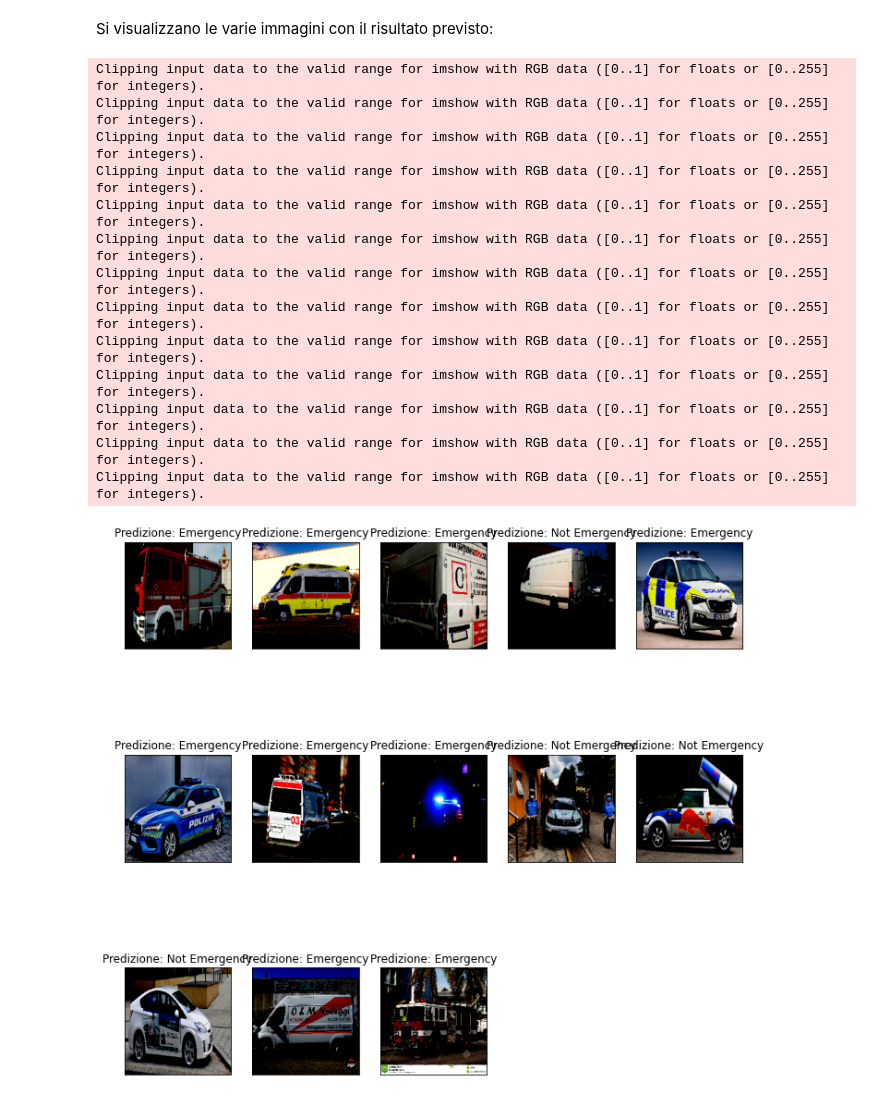
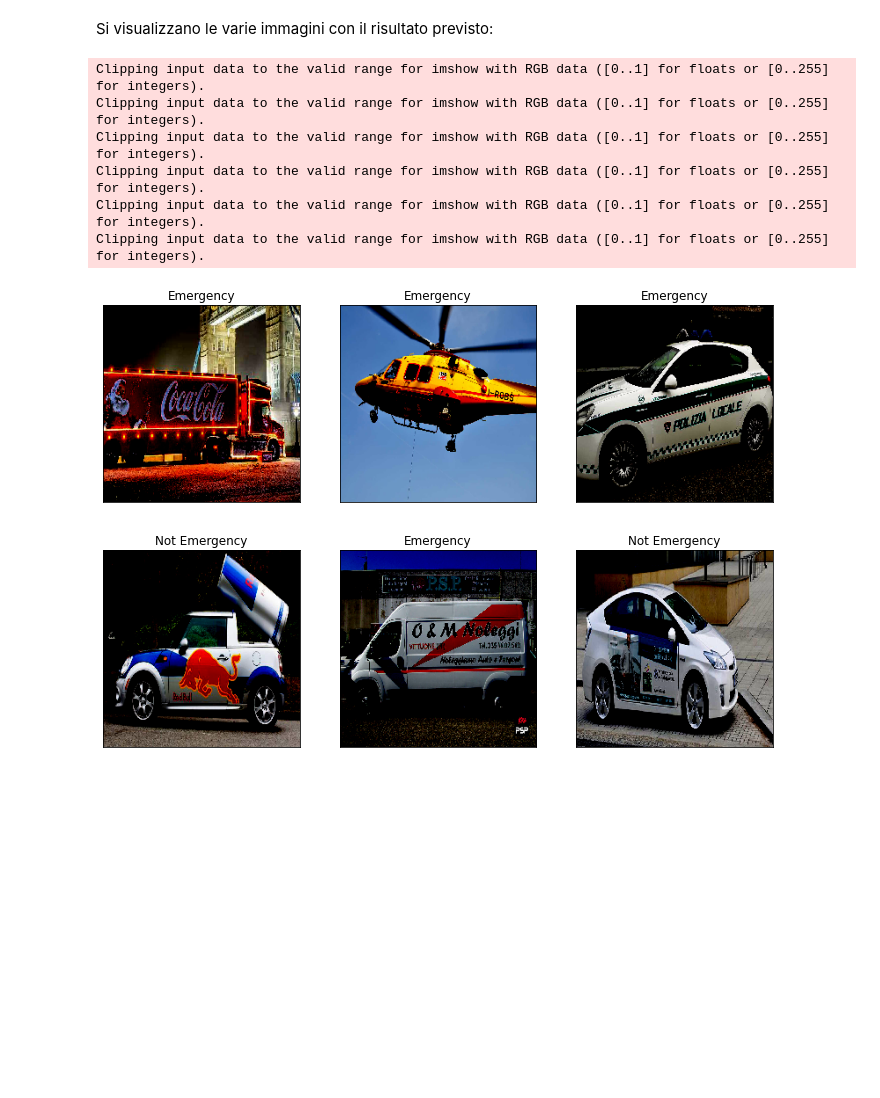
Before and after one commit to Chri1629/dsim_project, a Jupyter notebook: image/image.ipynb, the cells around one changed output. Cells and saved outputs as stored; diff of their text form; code cells hidden in the pictures; blank space fills up the shorter version.

Commit message:
Esempi image classification ready

```diff
--- a/image/image.ipynb
+++ b/image/image.ipynb
@@ -442,7 +442,7 @@ single_processing = keras.preprocessing.image.ImageDataGenerator(preprocessing_f
 single_generator = single_processing.flow_from_directory("gdrive/MyDrive/single",
                                     target_size = (224, 224),
                                     color_mode = "rgb",
-                                    batch_size = 13,
+                                    batch_size = 6,
                                     class_mode = "categorical",
                                     shuffle = False,
                                     seed = 1)
@@ -465,10 +465,5 @@ array([1, 1, 1, 0, 1, 1, 1, 1, 0, 0, 0, 1, 1])
 # %%
-labels = (train_generator.class_indices).copy()
-labels['Not Emergency'] = labels['class_0']
-labels['Emergency'] = labels['class_1']
-
-del labels['class_0']
-del labels['class_1']
-
+labels = {"Not Emergency" : 0, "Emergency": 1}
 labels = dict((v,k) for k,v in labels.items())
 predictions = [labels[k] for k in result]
+predictions
@@ -493,24 +479,20 @@ Si visualizzano le varie immagini con il risultato previsto:
 # %%
 fig = plt.figure(figsize = (12,12))
 
 for i, immagine in enumerate(test):
-  fig.add_subplot(3,5,i+1)
+  fig.add_subplot(2,3,i+1)
   plt.imshow(immagine)
-  plt.title("Predizione: {}".format(predictions[i]))
+  plt.title("{}".format(predictions[i]))
   plt.tick_params(axis='both', which='both', bottom=False, top=False, left = False,
                   right = False, labelbottom=False, labelleft=False)
+  plt.subplots_adjust(wspace=0.2, hspace=-0.4)
+
+fig.savefig("immagini_esempio.png", dpi = 300, bbox_inches = "tight")
 # %% [output]
 Clipping input data to the valid range for imshow with RGB data ([0..1] for floats or [0..255] for integers).
 Clipping input data to the valid range for imshow with RGB data ([0..1] for floats or [0..255] for integers).
 Clipping input data to the valid range for imshow with RGB data ([0..1] for floats or [0..255] for integers).
 Clipping input data to the valid range for imshow with RGB data ([0..1] for floats or [0..255] for integers).
 Clipping input data to the valid range for imshow with RGB data ([0..1] for floats or [0..255] for integers).
 Clipping input data to the valid range for imshow with RGB data ([0..1] for floats or [0..255] for integers).
-Clipping input data to the valid range for imshow with RGB data ([0..1] for floats or [0..255] for integers).
-Clipping input data to the valid range for imshow with RGB data ([0..1] for floats or [0..255] for integers).
-Clipping input data to the valid range for imshow with RGB data ([0..1] for floats or [0..255] for integers).
-Clipping input data to the valid range for imshow with RGB data ([0..1] for floats or [0..255] for integers).
-Clipping input data to the valid range for imshow with RGB data ([0..1] for floats or [0..255] for integers).
-Clipping input data to the valid range for imshow with RGB data ([0..1] for floats or [0..255] for integers).
-Clipping input data to the valid range for imshow with RGB data ([0..1] for floats or [0..255] for integers).
-[figure, old version]
+[figure, new version]
```
Also changed, not shown: parts of 5 cells of this notebook.
